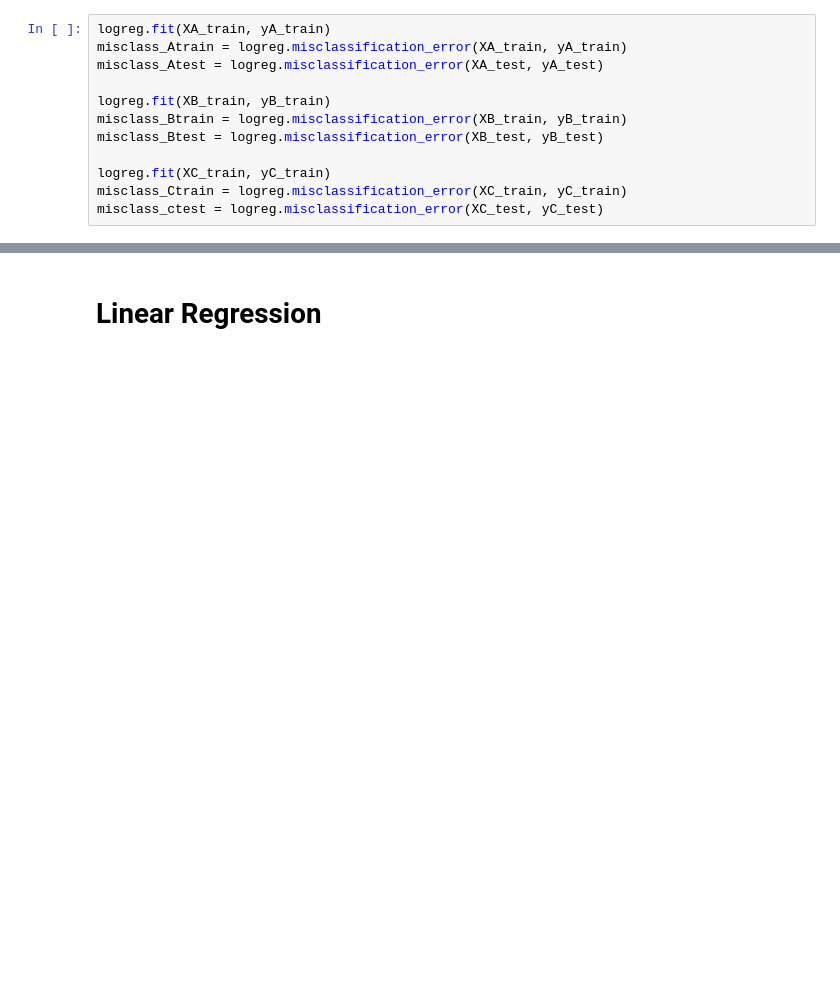
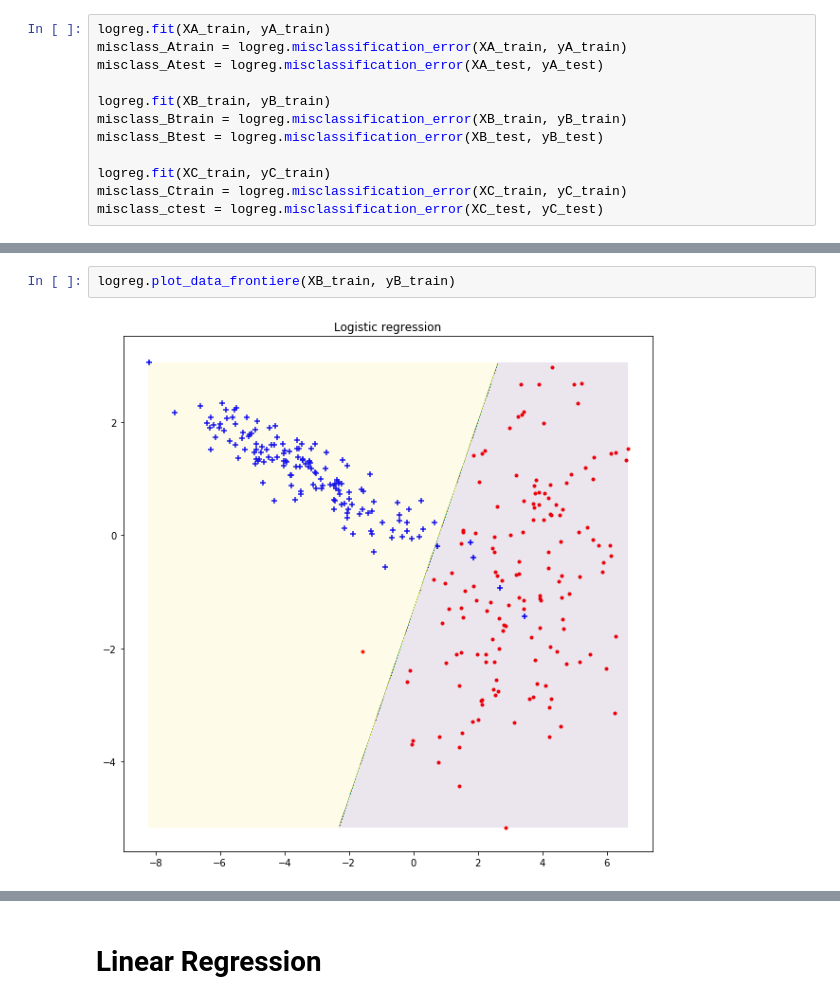
Before and after one commit to LeoAlberge/mva_probabilistic_graphic_models, a Jupyter notebook: TP1-Linear Classification.ipynb, the cells around one changed output, grey strips where cells are left out. Cells and saved outputs as stored; diff of their text form; blank space fills up the shorter version.

```diff
--- a/TP1-Linear Classification.ipynb
+++ b/TP1-Linear Classification.ipynb
@@ -210,0 +231,4 @@ print(misclass_Ctrain, misclass_Ctest)
+# %%
+logreg.plot_data_frontiere(XB_train, yB_train)
+# %% [output]
+[figure, added]
```
Also changed, not shown: parts of 17 cells of this notebook.
